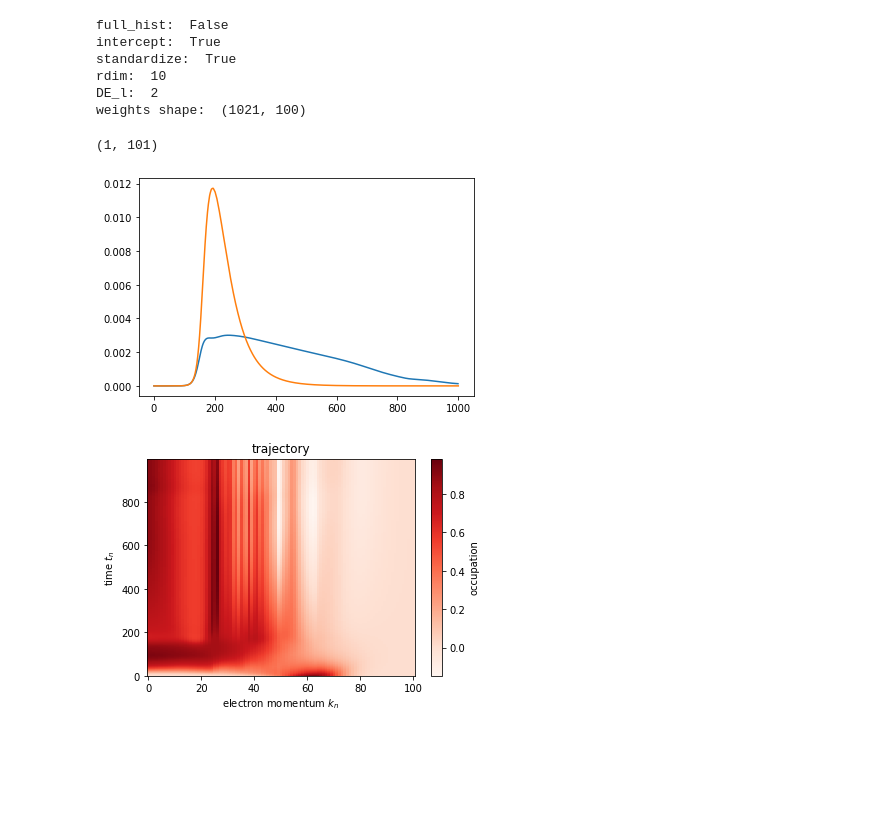
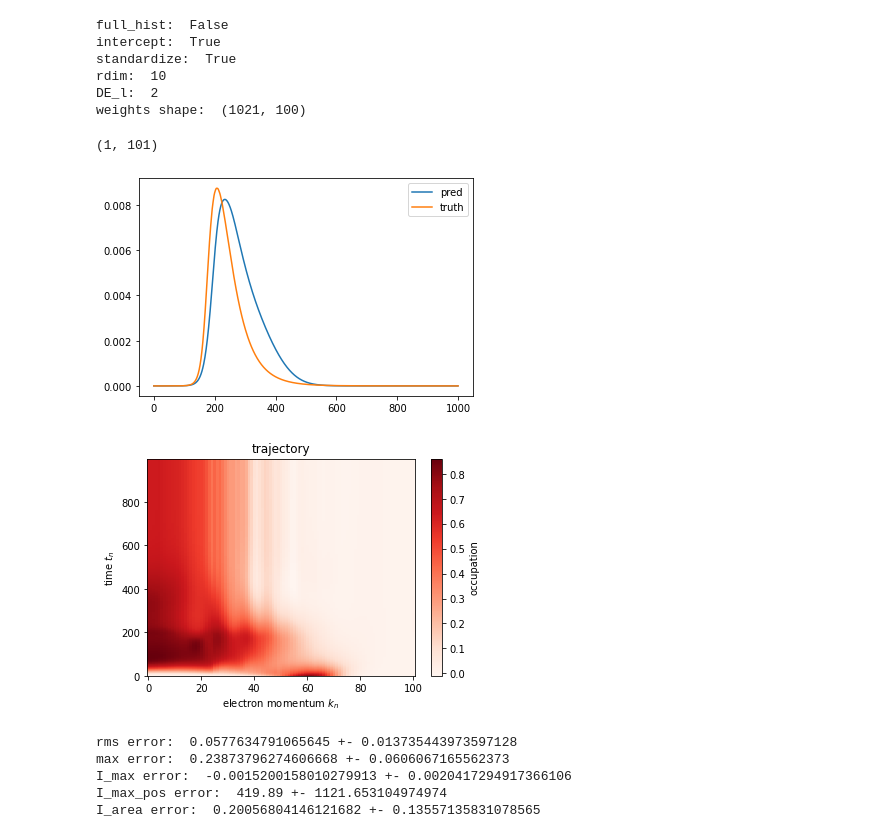
Before and after one commit to stmeinecke/derrom, a Jupyter notebook: PHELPH_wELPH_training.ipynb, the cells around one changed output. Saved outputs shown, nothing was run; the diff lists cells and outputs as text; code cells hidden in the pictures; blank space fills up the shorter version.

Commit message:
fixes to the fermi fitter. Messing around with external field training

```diff
--- a/PHELPH_wELPH_training.ipynb
+++ b/PHELPH_wELPH_training.ipynb
@@ -16,8 +16,8 @@ import ivp_integrator
 import PHELPH
 # %%
 I_trajectories = derrom.utils.load_trajectories(filename='../PHELPH_I_kmax2.5_nkmax_100_n1000_v2.npz')
-el_trajectories = derrom.utils.load_trajectories(filename='../PHELPH_el_kmax2.5_nkmax_100_n1000_v4.npz')
-el_scattering = derrom.utils.load_trajectories(filename='../PHELPH_el_scat_kmax2.5_nkmax_100_n1000_v4.npz')
+el_trajectories = derrom.utils.load_trajectories(filename='../PHELPH_el_kmax2.5_nkmax_100_n1000_v5.npz')
+el_scattering = derrom.utils.load_trajectories(filename='../PHELPH_el_scat_kmax2.5_nkmax_100_n1000_v5.npz')
 
 n_sample = 1
 
@@ -51,7 +51,7 @@ dim_reducer = derrom.dim_reducers.SVD()
 
 scaler = derrom.scalers.standardize_scaler(1.0)
 transformer = derrom.transformers.ELM_features(ELM_nodes=1000)
-optimizer = derrom.optimizers.ridge(alpha=10.**4)
+optimizer = derrom.optimizers.ridge(alpha=10.**5)
 
 # scaler = derrom.scalers.normalize_scaler(0.1)
 # transformer = derrom.transformers.polynomial_features(order=2)
@@ -108,24 +108,59 @@ from ivp_integrator import PHELPH_ivp_integrator
 
 integrator = PHELPH_ivp_integrator(model, derivs, dt=5.0, dt_out=10., method='Heun')
 # %%
-ind = 10
+ind = 1
 test_trajectory = test_trajectories[ind]
 
 # inits = test_trajectory[:1]
 inits = np.concatenate([test_trajectory[0,:system.n_kmax],[1e-6]]).reshape(1,-1)
 print(inits.shape)
 
 # inits = system.get_init_cond_gauss(max_pos = 0.15, width = 0.05, density=0.12, I_0=1e-6)
 # inits = np.concatenate([inits[:system.n_kmax],[inits[-1]]]).reshape(1,-1)
 
 pred = integrator.integrate(inits,1000)
 
 plt.plot(pred[:,-1],label='pred')
 plt.plot(test_trajectory[:,-1],label='truth')
+plt.legend()
 plt.show()
 
 derrom.utils.plot_trajectory(pred)
 # %% [output]
 (1, 101)
-[figure, old version]
+[figure, new version]
-[figure, old version]
+[figure, new version]
+# %%
+dim_reducer = derrom.dim_reducers.SVD()
+
+scaler = derrom.scalers.standardize_scaler(1.0)
+transformer = derrom.transformers.ELM_features(ELM_nodes=1000)
+optimizer = derrom.optimizers.ridge(alpha=10.**5)
+
+# scaler = derrom.scalers.normalize_scaler(0.1)
+# transformer = derrom.transformers.polynomial_features(order=2)
+# optimizer = derrom.optimizers.ridge(alpha=10.**-2.)
+
+el_scat_model = derrom.derrom(rdim=6, DE_l=2, intercept=True, full_hist=False,
+                    optimizer=optimizer,
+                    scaler=scaler,
+                    dim_reducer=dim_reducer,
+                    NL_transformer=transformer)
+
+integrator = ivp_integrator.PHELPH_ivp_integrator(el_scat_model, derivs, dt=5.0, dt_out=10., method='Heun')
+
+scores = derrom.utils.get_KFold_CV_scores(integrator, trajectories, el_scattering, folds=10, seed=817,
+                                          norms=['rms','max','I_max','I_max_pos','I_area'],
+                                          train_kwargs={})
+
+print('rms error: ', str(np.mean(scores[0])) + ' +- ' + str(np.std(scores[0])) )
+print('max error: ', str(np.mean(scores[1])) + ' +- ' + str(np.std(scores[1])) )
+print('I_max error: ', str(np.mean(scores[2])) + ' +- ' + str(np.std(scores[2])) )
+print('I_max_pos error: ', str(np.mean(scores[3])) + ' +- ' + str(np.std(scores[3])) )
+print('I_area error: ', str(np.mean(scores[4])) + ' +- ' + str(np.std(scores[4])) )
+# %% [output]
+rms error:  0.0577634791065645 +- 0.013735443973597128
+max error:  0.23873796274606668 +- 0.0606067165562373
+I_max error:  -0.0015200158010279913 +- 0.0020417294917366106
+I_max_pos error:  419.89 +- 1121.653104974974
+I_area error:  0.20056804146121682 +- 0.13557135831078565
```
Also changed, not shown: parts of 6 cells of this notebook, 5 other files.
